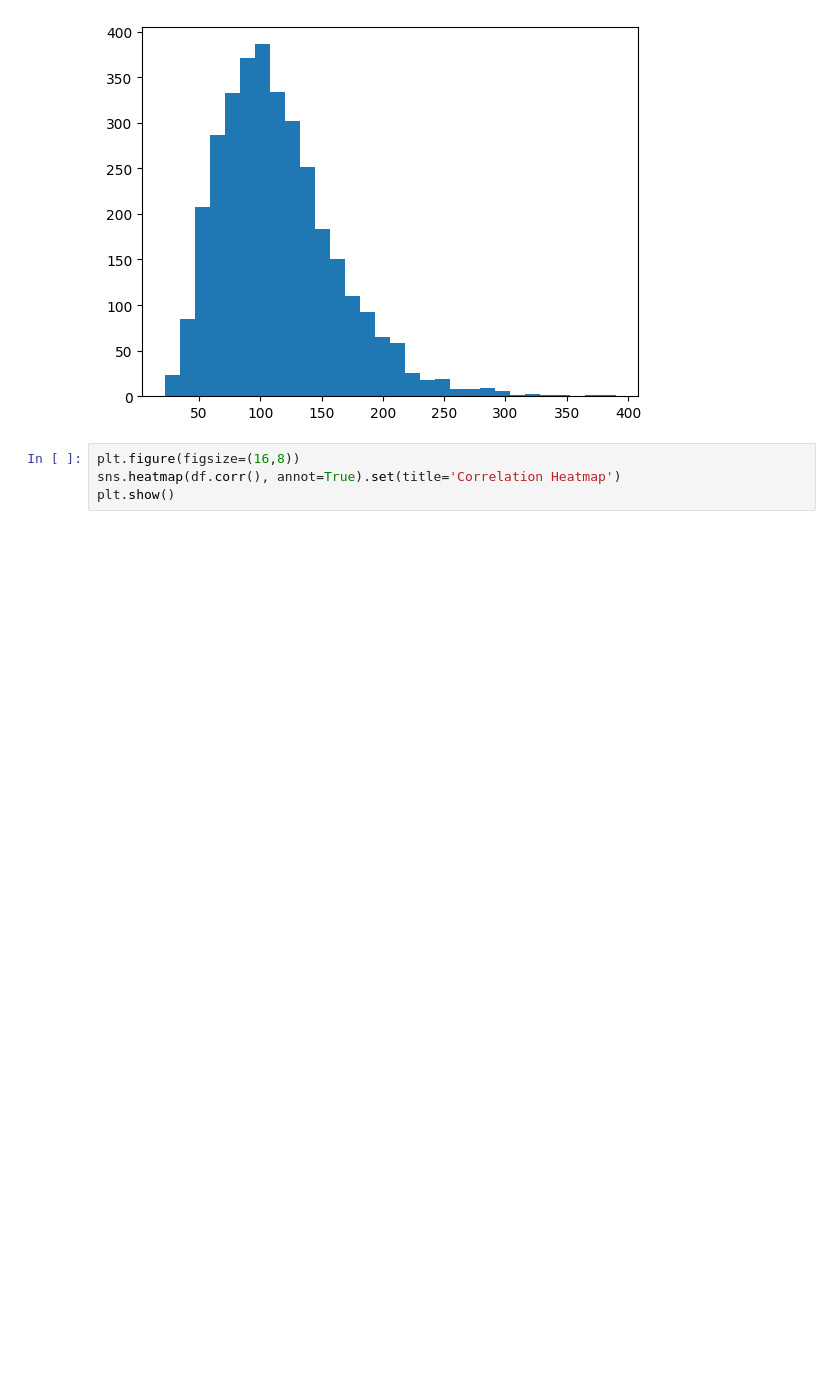
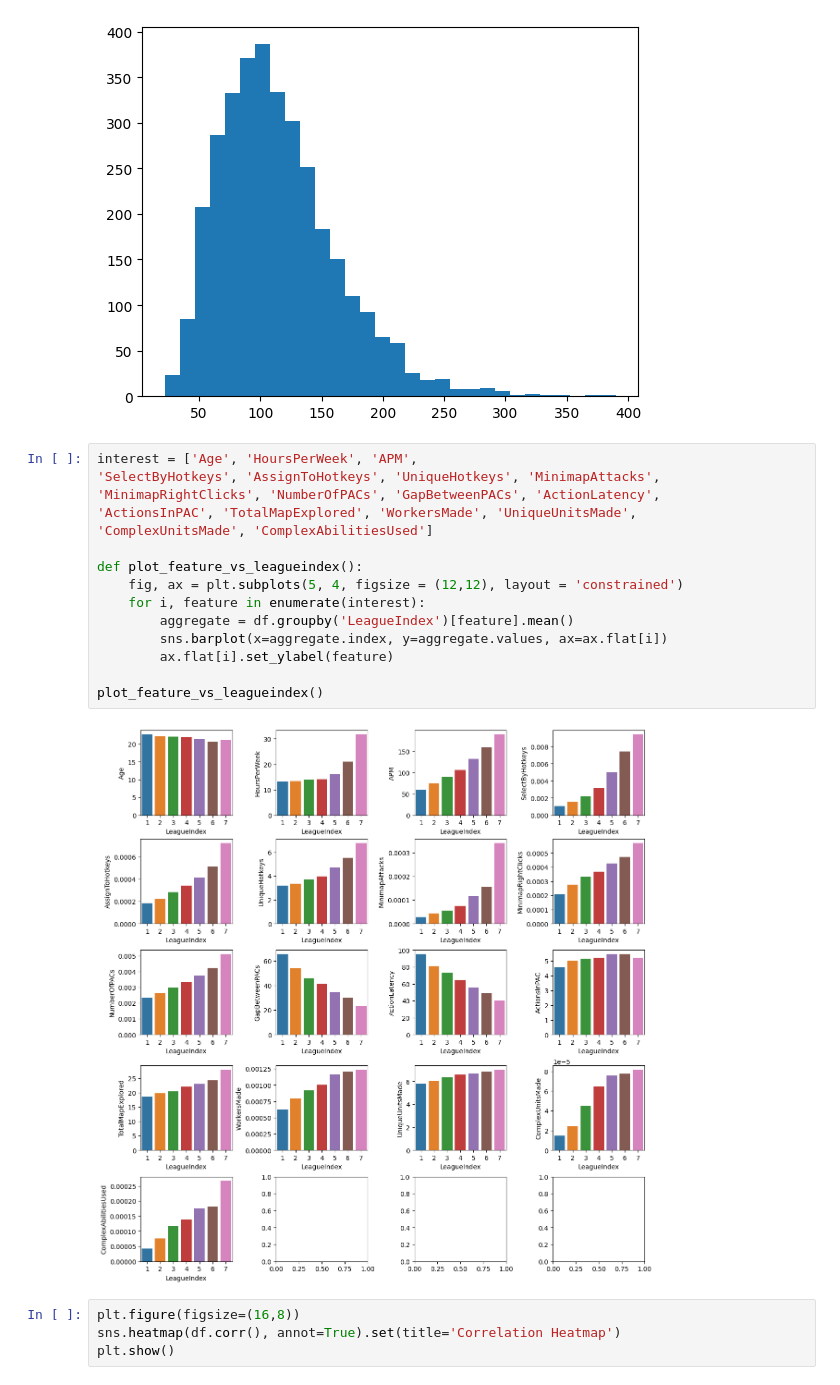
Before and after one commit to nihal-DS/StarCraft-II-Rank-Analysis, a Jupyter notebook: Starcraft1.ipynb, the cells around one changed output. Cells and saved outputs as stored; diff of their text form; blank space fills up the shorter version.

Commit message:
plots

```diff
--- a/Starcraft1.ipynb
+++ b/Starcraft1.ipynb
@@ -139,6 +154,23 @@ plot_totalhours()
 plt.hist(df.APM, bins = 30);
 # %% [output]
 [figure]
+# %%
+interest = ['Age', 'HoursPerWeek', 'APM',
+'SelectByHotkeys', 'AssignToHotkeys', 'UniqueHotkeys', 'MinimapAttacks',
+'MinimapRightClicks', 'NumberOfPACs', 'GapBetweenPACs', 'ActionLatency',
+'ActionsInPAC', 'TotalMapExplored', 'WorkersMade', 'UniqueUnitsMade',
+'ComplexUnitsMade', 'ComplexAbilitiesUsed']
+
+def plot_feature_vs_leagueindex():
+    fig, ax = plt.subplots(5, 4, figsize = (12,12), layout = 'constrained')
+    for i, feature in enumerate(interest):
+        aggregate = df.groupby('LeagueIndex')[feature].mean()
+        sns.barplot(x=aggregate.index, y=aggregate.values, ax=ax.flat[i])
+        ax.flat[i].set_ylabel(feature)
+
+plot_feature_vs_leagueindex()
+# %% [output]
+[figure, added]
 # %%
 plt.figure(figsize=(16,8))
 sns.heatmap(df.corr(), annot=True).set(title='Correlation Heatmap')
```
Also changed, not shown: parts of 11 cells of this notebook.
